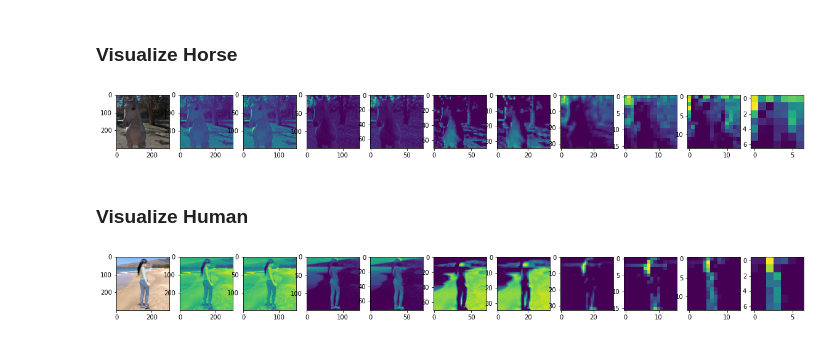
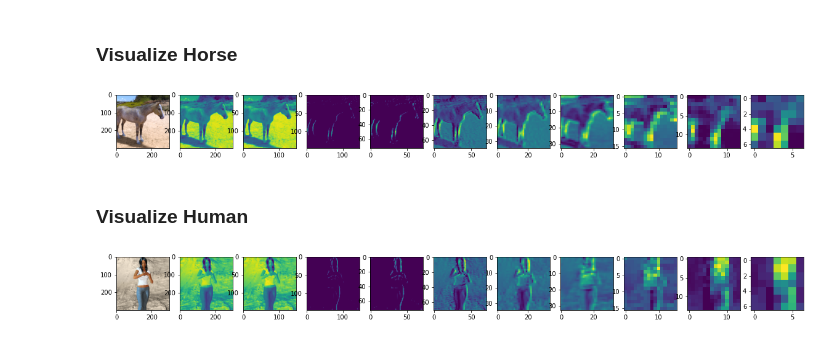
Before and after one commit to rakeshgk/deeplearning-notebooks, a Jupyter notebook: TensorFlow-In-Practice/Course1/HorsesOrHumans_ConvNet.ipynb, the cells around one changed output. Saved outputs shown, nothing was run; the diff lists cells and outputs as text; code cells hidden in the pictures.

```diff
--- a/TensorFlow-In-Practice/Course1/HorsesOrHumans_ConvNet.ipynb
+++ b/TensorFlow-In-Practice/Course1/HorsesOrHumans_ConvNet.ipynb
@@ -8,7 +8,7 @@ import requests
 import shutil
 import zipfile
 # %%
-DATA_DIR = "/Users/rakesh.karanth/DeepLearning/TensorFlowInPractice/Course1/dataset"
+DATA_DIR = "/Users/rakesh.karanth/DeepLearning/TensorFlowInPractice/dataset"
 EXPERIMENT_DIR = os.path.join(DATA_DIR, "horses_or_humans")
 TRAINING_DATA_DIR = os.path.join(EXPERIMENT_DIR, "training")
 VALIDATION_DATA_DIR = os.path.join(EXPERIMENT_DIR, "validation")
@@ -321,8 +321,8 @@ for input_, output_ in zip(input_data, output_data):
 # %%
 horse_prediction = model_for_visualization.predict(horse_img.reshape(1, 300, 300, 3))
 # %%
-# Display CONVOLUTION = 10 (out of 32/64 possible convolutions)
-CONVOLUTION = 10
+# Display CONVOLUTION = 5 (out of 32/64 possible convolutions)
+CONVOLUTION = 5
 
 # nrows = 1 (One for each image)
 # ncols = 11 (One column for the input, 10 for visualizing a random convolution (aka filter) and pooling)
@@ -372,14 +372,14 @@ for column, c_idx in zip(axes, range(0, 11)):
     elif c_idx == 10:
         column.imshow(horse_prediction[9][0, : , : , CONVOLUTION])
 # %% [output]
-[figure, old version]
+[figure, new version]
 # %% [markdown]
 ### Visualize Human
 # %%
 human_prediction = model_for_visualization.predict(human_img.reshape(1, 300, 300, 3))
 # %%
-# Display CONVOLUTION = 10 (out of 32/64 possible convolutions)
-CONVOLUTION = 10
+# Display CONVOLUTION = 5 (out of 32/64 possible convolutions)
+CONVOLUTION = 5
 
 # nrows = 1 (One for each image)
 # ncols = 11 (One column for the input, 10 for visualizing a random convolution (aka filter) and pooling)
@@ -402,31 +402,31 @@ for column, c_idx in zip(axes, range(0, 11)):
         column.imshow(human_prediction[2][0, : , : , CONVOLUTION])
 
     # Display MAX_POOLING effect
     elif c_idx == 4:
         column.imshow(human_prediction[3][0, : , : , CONVOLUTION])
 
     # Display CONVOLUTION learnt at the third Conv2D layer
     elif c_idx == 5:
         column.imshow(human_prediction[4][0, : , : , CONVOLUTION])
 
     # Display MAX_POOLING effect
     elif c_idx == 6:
         column.imshow(human_prediction[5][0, : , : , CONVOLUTION])
 
     # Display CONVOLUTION learnt at the fourth Conv2D layer
     elif c_idx == 7:
         column.imshow(human_prediction[6][0, : , : , CONVOLUTION])
 
     # Display MAX_POOLING effect
     elif c_idx == 8:
         column.imshow(human_prediction[7][0, : , : , CONVOLUTION])
 
     # Display CONVOLUTION learnt at the fifth Conv2D layer
     elif c_idx == 9:
         column.imshow(human_prediction[8][0, : , : , CONVOLUTION])
 
     # Display MAX_POOLING effect
     elif c_idx == 10:
         column.imshow(human_prediction[9][0, : , : , CONVOLUTION])
 # %% [output]
-[figure, old version]
+[figure, new version]
```
Also changed, not shown: parts of 3 cells of this notebook.
